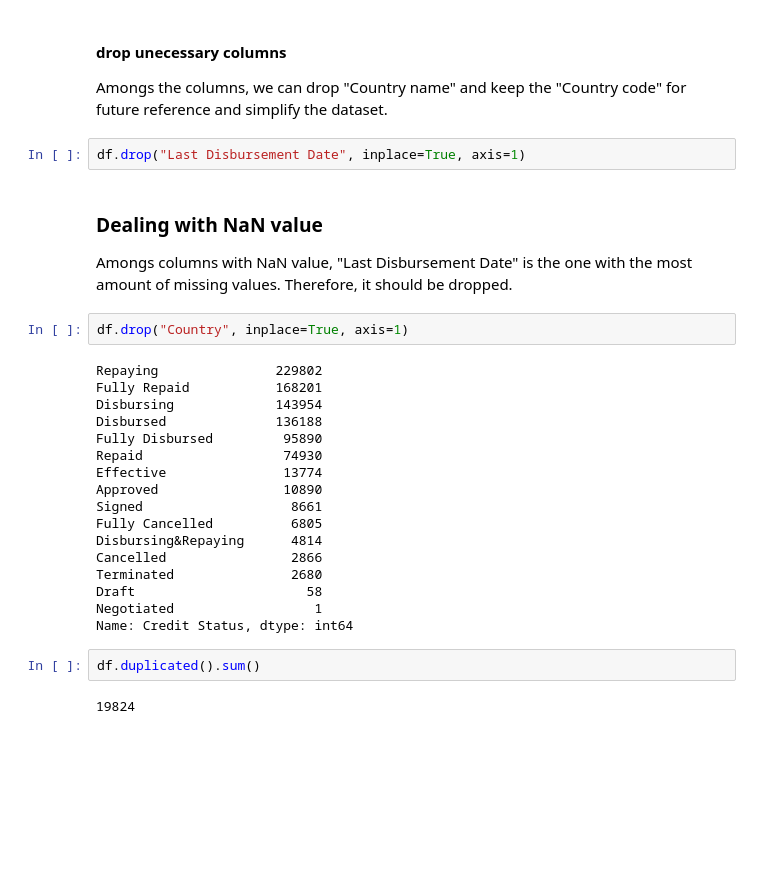
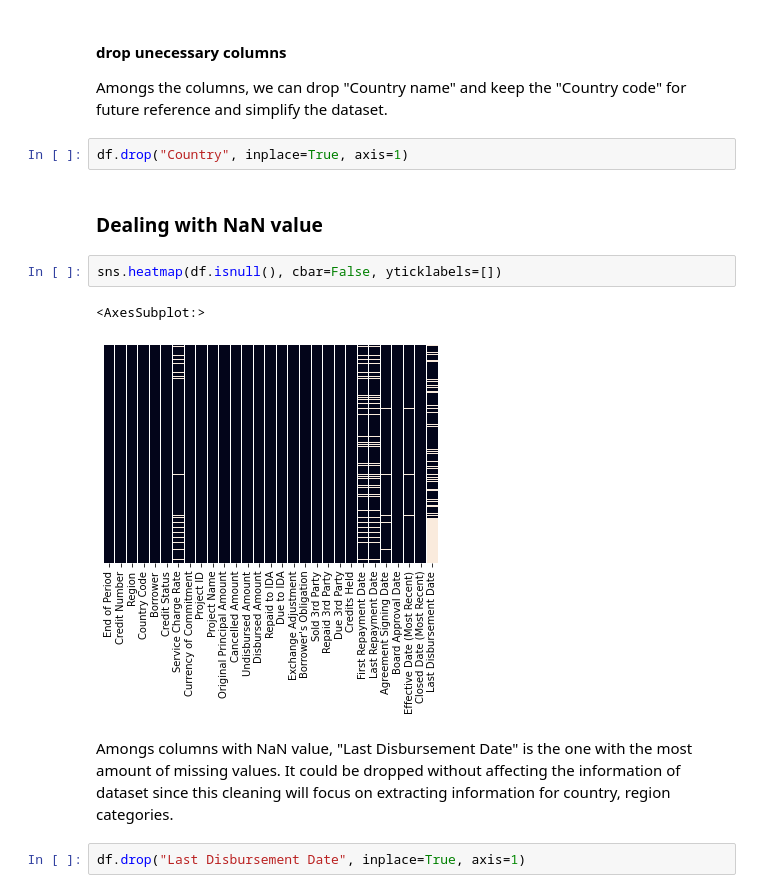
Before and after one commit to vuchau8592/project_data_tidy, a Jupyter notebook: Tidy_dataset.ipynb, the cells around one changed output. Saved outputs shown, nothing was run; the diff lists cells and outputs as text; blank space fills up the shorter version.

Commit message:
Add more cleaning

```diff
--- a/Tidy_dataset.ipynb
+++ b/Tidy_dataset.ipynb
@@ -190,31 +192,16 @@ df.head()
 # %% [markdown]
 #### drop unecessary columns
 Amongs the columns, we can drop "Country name" and keep the "Country code" for future reference and simplify the dataset.
+# %%
+df.drop("Country", inplace=True, axis=1)
+# %% [markdown]
+### Dealing with NaN value
+# %%
+sns.heatmap(df.isnull(), cbar=False, yticklabels=[])
+# %% [output]
+<AxesSubplot:>
+[figure, added]
+# %% [markdown]
+Amongs columns with NaN value, "Last Disbursement Date" is the one with the most amount of missing values. It could be dropped without affecting the information of dataset since this cleaning will focus on extracting information for country, region categories.
 # %%
 df.drop("Last Disbursement Date", inplace=True, axis=1)
-# %% [markdown]
-### Dealing with NaN value
-Amongs columns with NaN value, "Last Disbursement Date" is the one with the most amount of missing values. Therefore, it should be dropped.
-# %%
-df.drop("Country", inplace=True, axis=1)
-# %% [output]
-Repaying               229802
-Fully Repaid           168201
-Disbursing             143954
-Disbursed              136188
-Fully Disbursed         95890
-Repaid                  74930
-Effective               13774
-Approved                10890
-Signed                   8661
-Fully Cancelled          6805
-Disbursing&Repaying      4814
-Cancelled                2866
-Terminated               2680
-Draft                      58
-Negotiated                  1
-Name: Credit Status, dtype: int64
-# %%
-df.duplicated().sum()
-# %% [output]
-19824
```
Also changed, not shown: parts of 25 cells of this notebook.
